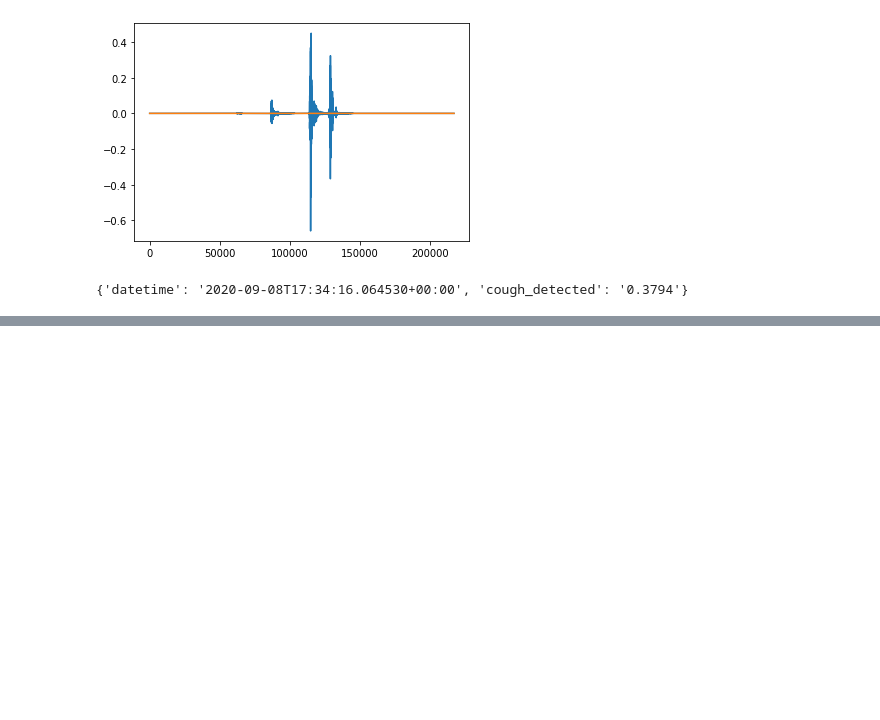
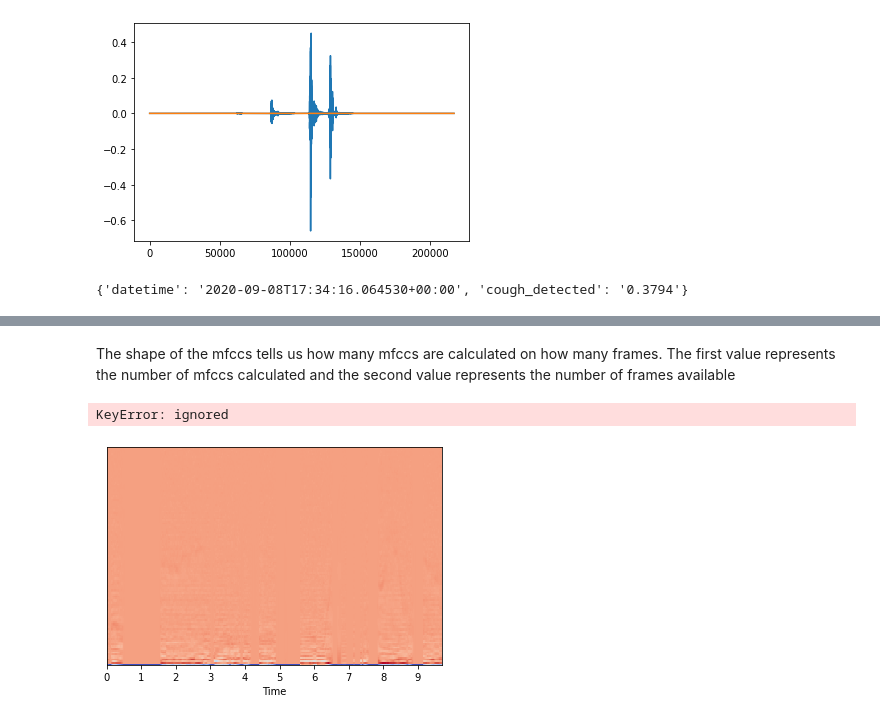
Before and after one commit to codingfabi/COUGHVID, a Jupyter notebook: Final_Project.ipynb, the cells around one changed output, grey strips where cells are left out. Drawn from its saved outputs; the diff is of its cells as text; code cells hidden in the pictures; blank space fills up the shorter version.

Commit message:
first try of shaping spectograms

```diff
--- a/Final_Project.ipynb
+++ b/Final_Project.ipynb
@@ -210,0 +258,7 @@ print(load_json_from_drive('testcough.json'))
+# %% [markdown]
+The shape of the mfccs tells us how many mfccs are calculated on how many frames. The first value represents the number of mfccs calculated and the second value represents the number of frames available
+# %%
+skimage.io.imsave('test.png', librosa.display.specshow(mfccs, sr=sr, x_axis='time'))
+# %% [output]
+KeyError: ignored
+[figure, added]
```
Also changed, not shown: parts of 11 cells of this notebook.
